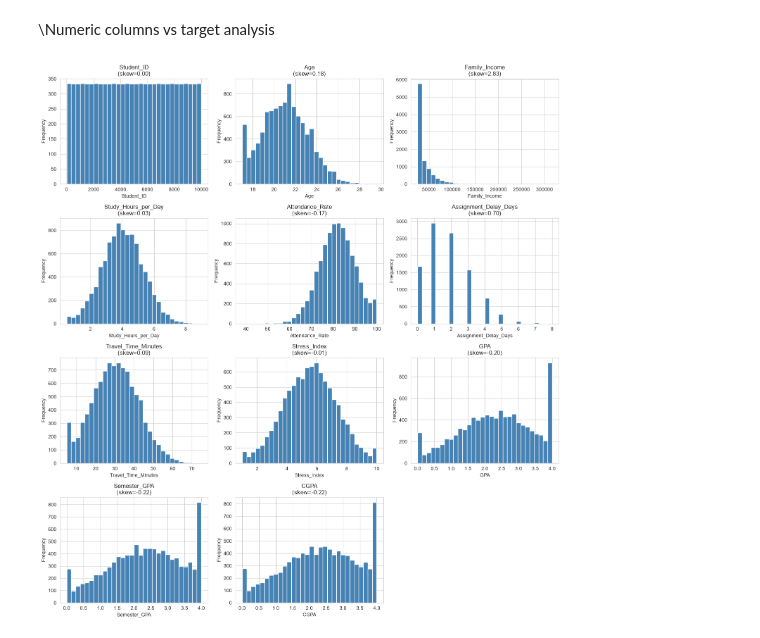
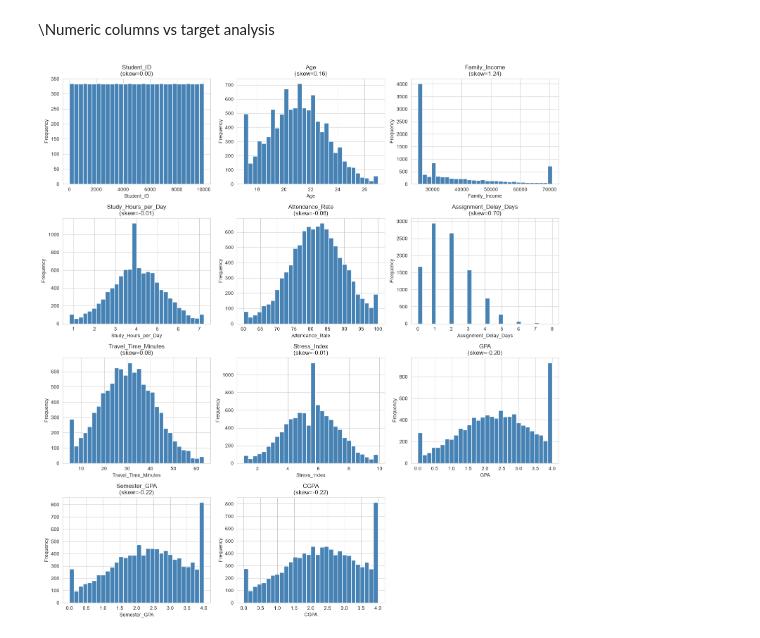
Before and after one commit to nithishg-ng/Educational-Analytics-Platform, a Jupyter notebook: notebooks/EDA.ipynb, the cells around one changed output. Cells and saved outputs as stored; diff of their text form; code cells hidden in the pictures.

```diff
--- a/notebooks/EDA.ipynb
+++ b/notebooks/EDA.ipynb
@@ -18,5 +18,15 @@ plt.rcParams['figure.figsize'] = (10,6)
 # %% [markdown]
 \Loading the Dataset
 # %%
+import sys
+sys.path.insert(0,"../src")
+
+from data_cleaning import clean_dataset
+
 df_raw = pd.read_csv(r"C:\NG\Educational-Analytics-Platform\data\raw\student_dropout_dataset.csv")
 target = "Dropout"
+
+df, cleaning_report = clean_dataset(df_raw, target=target)
+
+print(f"Cleaned shape: {df.shape[0]} rows x {df.shape[1]} columns")
+df.head(3)
@@ -124,6 +149,6 @@ def plot_numeric_distributions(df, target=None, max_cols=12):
     plt.tight_layout()
     plt.show()
 # %%
-plot_numeric_distributions(df_raw, target=target)
+plot_numeric_distributions(df, target=target)
 # %% [output]
-[figure, old version]
+[figure, new version]
```
Also changed, not shown: parts of 8 cells of this notebook, 6 other files.
